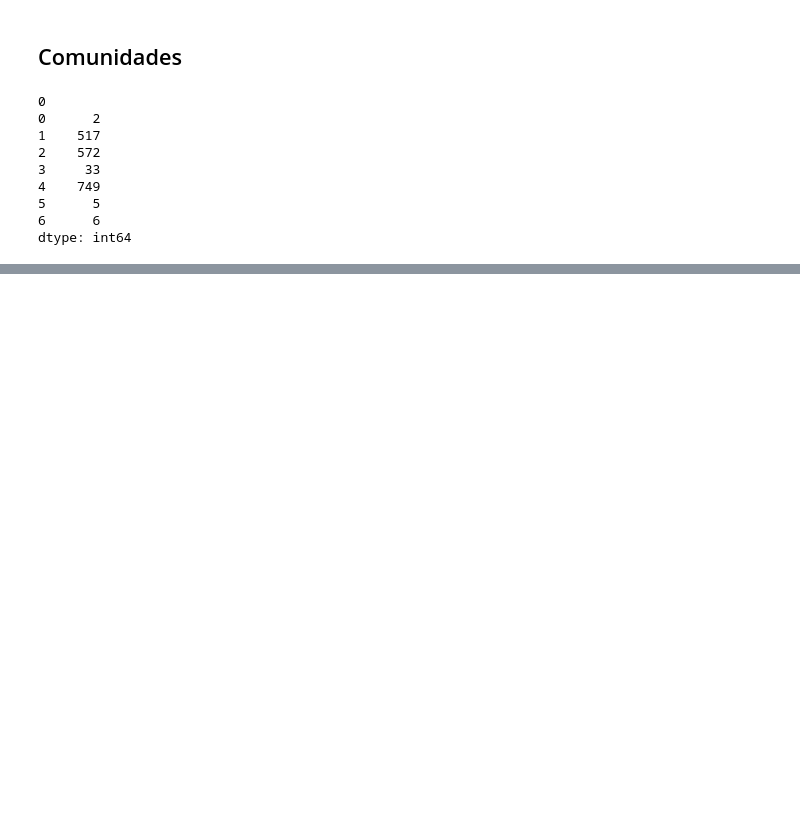
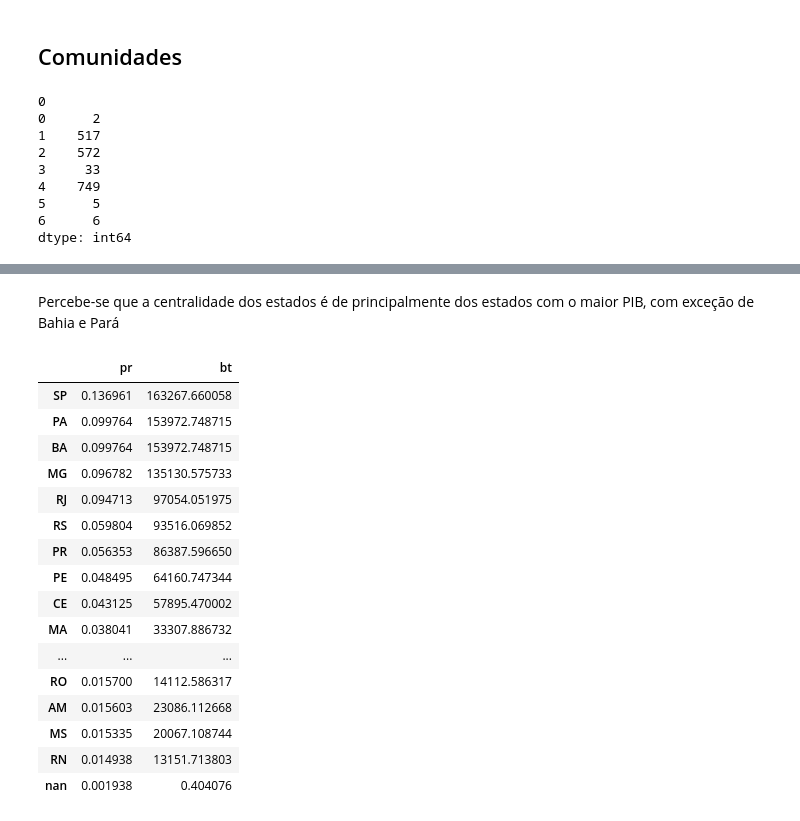
Before and after one commit to guilherme9718/rede-proposicoes-camara-federal, a Jupyter notebook: Análise da rede.ipynb, the cells around one changed output, grey strips where cells are left out. Drawn from its saved outputs; the diff is of its cells as text; code cells hidden in the pictures; blank space fills up the shorter version.

```diff
--- a/Análise da rede.ipynb
+++ b/Análise da rede.ipynb
@@ -97,0 +123,45 @@ nx.write_gml(gf, 'dados/processado/arestas_louvain.gml')
+# %%
+
+def centralidades_soma(coluna):
+    part_metr = {}
+
+    for i in range(len(df_atr)):
+        metr = {'pr':0, 'bt':0}
+        row = df_atr.iloc[i]
+        metr['pr'] = row['PageRank']
+        metr['bt'] = row['BetweennessCentrality']
+
+        for part in row[coluna].split(','):
+            if(part in part_metr):
+                part_metr[part]['pr'] += metr['pr']
+                part_metr[part]['bt'] += metr['bt']
+            else:
+                part_metr[part] = metr
+    return part_metr
+# %%
+centralidades_uf = pd.DataFrame(centralidades_soma('uf')).transpose()
+centralidades_part = pd.DataFrame(centralidades_soma('partidos')).transpose()
+centralidades_uf.to_csv('dados/processado/centralidades_uf.csv')
+centralidades_part.to_csv('dados/processado/centralidades_part.csv')
+# %% [markdown]
+Percebe-se que a centralidade dos estados é de principalmente dos estados com o maior PIB, com exceção de Bahia e Pará
+# %%
+centralidades_uf.sort_values('pr', ascending=False)
+# %% [output]
+|  | pr | bt |
+| SP | 0.136961 | 163267.660058 |
+| PA | 0.099764 | 153972.748715 |
+| BA | 0.099764 | 153972.748715 |
+| MG | 0.096782 | 135130.575733 |
+| RJ | 0.094713 | 97054.051975 |
+| RS | 0.059804 | 93516.069852 |
+| PR | 0.056353 | 86387.596650 |
+| PE | 0.048495 | 64160.747344 |
+| CE | 0.043125 | 57895.470002 |
+| MA | 0.038041 | 33307.886732 |
+| ... | ... | ... |
+| RO | 0.015700 | 14112.586317 |
+| AM | 0.015603 | 23086.112668 |
+| MS | 0.015335 | 20067.108744 |
+| RN | 0.014938 | 13151.713803 |
+| nan | 0.001938 | 0.404076 |
```
Also changed, not shown: parts of 9 cells of this notebook, 5 other files.
